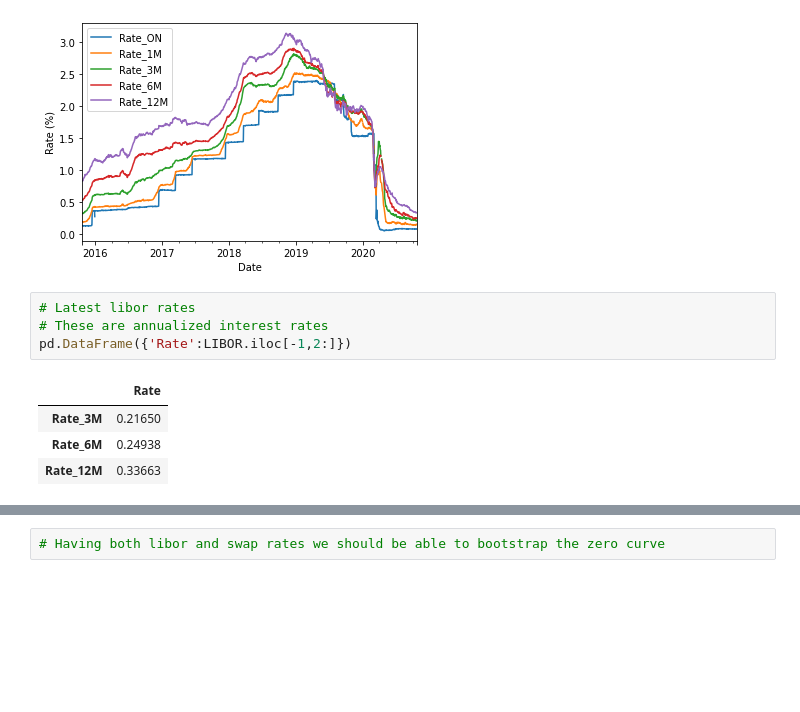
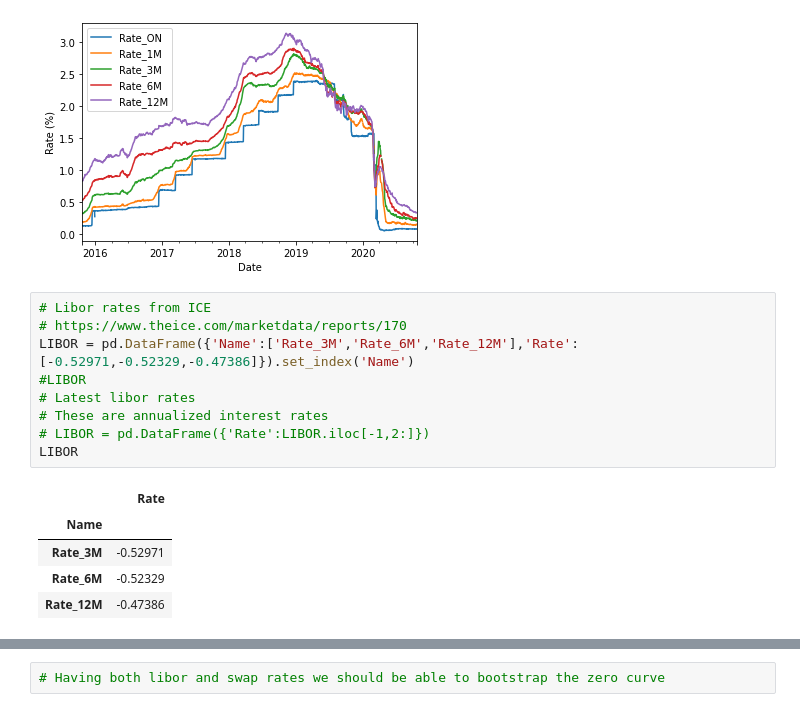
Before and after one commit to WillemJan9519/SPFDM1, a Jupyter notebook: SPFDM 1.ipynb, the cells around one changed output, grey strips where cells are left out. Cells and saved outputs as stored; diff of their text form; blank space fills up the shorter version.

```diff
--- a/SPFDM 1.ipynb
+++ b/SPFDM 1.ipynb
@@ -30,11 +30,17 @@ plt.ylabel('Rate (%)')
 Text(0, 0.5, 'Rate (%)')
 [figure]
 # %%
+# Libor rates from ICE
+# https://www.theice.com/marketdata/reports/170
+LIBOR = pd.DataFrame({'Name':['Rate_3M','Rate_6M','Rate_12M'],'Rate':[-0.52971,-0.52329,-0.47386]}).set_index('Name')
+#LIBOR
 # Latest libor rates
 # These are annualized interest rates
-pd.DataFrame({'Rate':LIBOR.iloc[-1,2:]})
+# LIBOR = pd.DataFrame({'Rate':LIBOR.iloc[-1,2:]})
+LIBOR
 # %% [output]
 |  | Rate |
-| Rate_3M | 0.21650 |
-| Rate_6M | 0.24938 |
-| Rate_12M | 0.33663 |
+| Name |  |
+| Rate_3M | -0.52971 |
+| Rate_6M | -0.52329 |
+| Rate_12M | -0.47386 |
```
Also changed, not shown: parts of 7 cells of this notebook.
